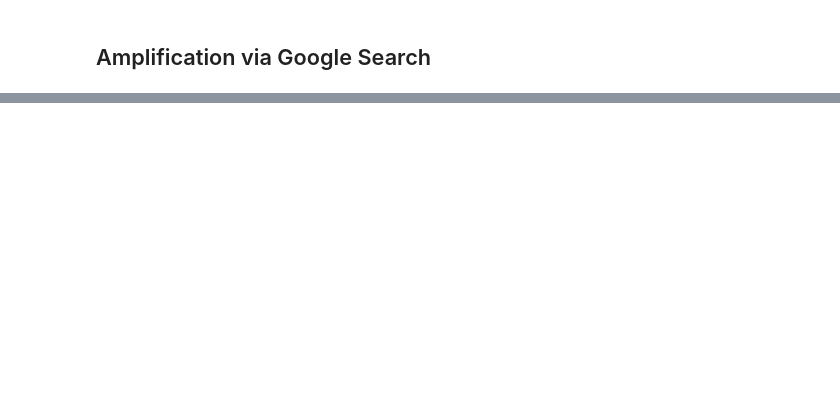
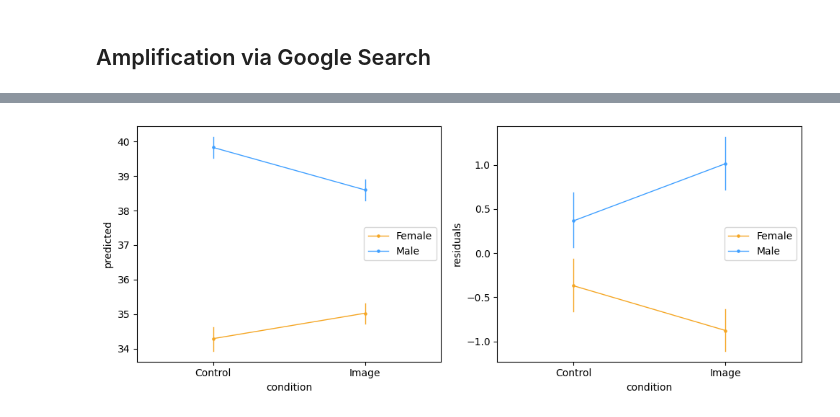
Before and after one commit to romgzn/Data_Analysis_Machine_Learning_Assignments, a Jupyter notebook: second_assignment/age_gender_cor.ipynb, the cells around one changed output, grey strips where cells are left out. Drawn from its saved outputs; the diff is of its cells as text; code cells hidden in the pictures; blank space fills up the shorter version.

Commit message:
Add model predictions and residuals

```diff
--- a/second_assignment/age_gender_cor.ipynb
+++ b/second_assignment/age_gender_cor.ipynb
@@ -210,0 +211,2 @@ exp_treat['age_diff'] = exp_treat['age'] - exp_treat['category'].map(control_mea
+# %%
+control_treat_df = pd.concat([control_df, treat_df], ignore_index=True)
@@ -210,0 +259,4 @@ exp_treat['age_diff'] = exp_treat['age'] - exp_treat['category'].map(control_mea
+# %%
+control_treat_mod = smf.ols("age ~ category + subj", data=control_treat_df)
+control_treat_res = control_treat_mod.fit()
+control_treat_res.summary()
@@ -210,0 +296,38 @@ exp_treat['age_diff'] = exp_treat['age'] - exp_treat['category'].map(control_mea
+# %%
+control_treat_df['age_pred'] = control_treat_res.predict(control_treat_df)
+control_treat_df['age_diff'] = control_treat_df['age'] - control_treat_df['age_pred']
+# %%
+fig, axes = plt.subplots(1, 2, figsize=(10, 4))
+
+plt.sca(axes[0])
+sns.pointplot(
+    data=control_treat_df,
+    x='condition',
+    y='age_pred',
+    hue='gender',
+    hue_order=['Female', 'Male'],
+    palette={'Female': '#f5a623', 'Male': '#3e9fff'},
+    linewidth=1
+)
+plt.ylabel('predicted')
+plt.xlabel('condition')
+plt.legend(title=None, fontsize=10, loc='center right')
+
+plt.sca(axes[1])
+sns.pointplot(
+    data=control_treat_df,
+    x='condition',
+    y='age_diff',
+    hue='gender',
+    hue_order=['Female', 'Male'],
+    palette={'Female': '#f5a623', 'Male': '#3e9fff'},
+    linewidth=1
+)
+plt.ylabel('residuals')
+plt.xlabel('condition')
+plt.legend(title=None, fontsize=10, loc='center right')
+
+plt.tight_layout()
+plt.show()
+# %% [output]
+[figure, added]
```
Also changed, not shown: parts of 12 cells of this notebook.
